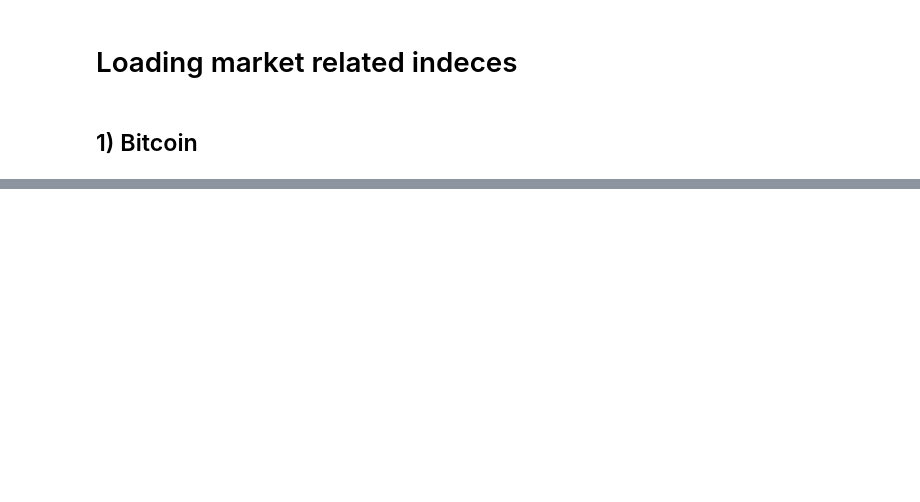
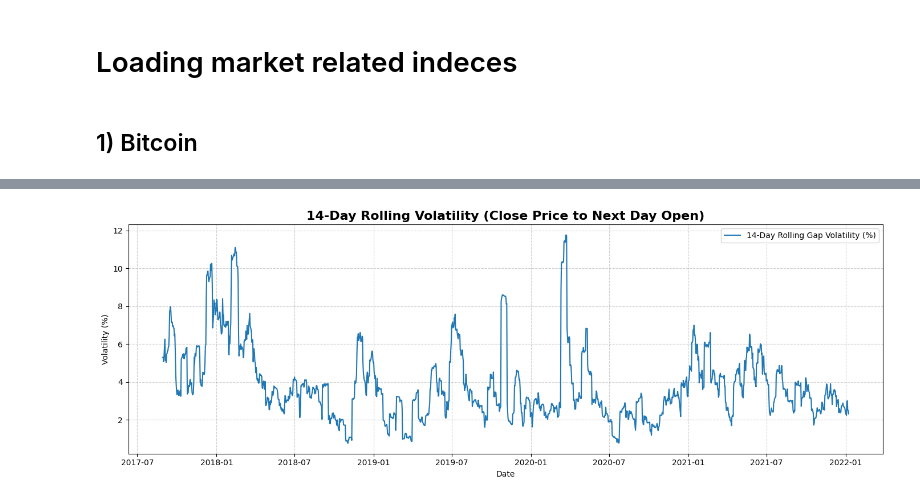
Before and after one commit to maryambahri/Crypto_Economic_Spillover, a Jupyter notebook: Scripts/Data_Preprocessing.ipynb, the cells around one changed output, grey strips where cells are left out. Cells and saved outputs as stored; diff of their text form; code cells hidden in the pictures; blank space fills up the shorter version.

```diff
--- a/Scripts/Data_Preprocessing.ipynb
+++ b/Scripts/Data_Preprocessing.ipynb
@@ -34,0 +168,39 @@ ls: cannot access 'Crypto_Economic_Spillover/Raw': No such file or directory
+# %%
+# we now examine day to day volatility between close price and day+1 open price
+
+# Ensure datetime, sort oldest tonewest
+bitcoin = bitcoin.sort_values("Date")
+
+#add next day open price
+bitcoin['next_day_open'] = bitcoin['open'].shift(-1)
+
+# we now plot rolling volatility to see how market volatility changes, helping explain model uncertainty and risk periods
+
+# Gap return: Close(t) to Open(t+1)
+bitcoin["gap_return_pct"] = (bitcoin["next_day_open"] / bitcoin["close"] - 1) * 100
+
+# Drop last row (no next day open)
+gap = bitcoin.dropna(subset=["gap_return_pct"]).set_index("Date")
+
+# Rolling volatility of the gap return
+window = 14
+gap["gap_volatility_pct"] = gap["gap_return_pct"].rolling(window=window).std()
+
+# Plot
+plt.figure(figsize=(14, 5))
+vol_line, = plt.plot(
+    gap.index,
+    gap["gap_volatility_pct"],
+    linewidth=1.5,
+    label=f"{window}-Day Rolling Gap Volatility (%)"
+)
+
+plt.legend(handles=[vol_line], loc="upper right")
+plt.title(f"{window}-Day Rolling Volatility (Close Price to Next Day Open)", fontsize=16, fontweight="bold")
+plt.xlabel("Date")
+plt.ylabel("Volatility (%)")
+plt.grid(True, linestyle="--", alpha=0.6)
+plt.tight_layout()
+plt.show()
+# %% [output]
+[figure, added]
```
Also changed, not shown: parts of 8 cells of this notebook.
